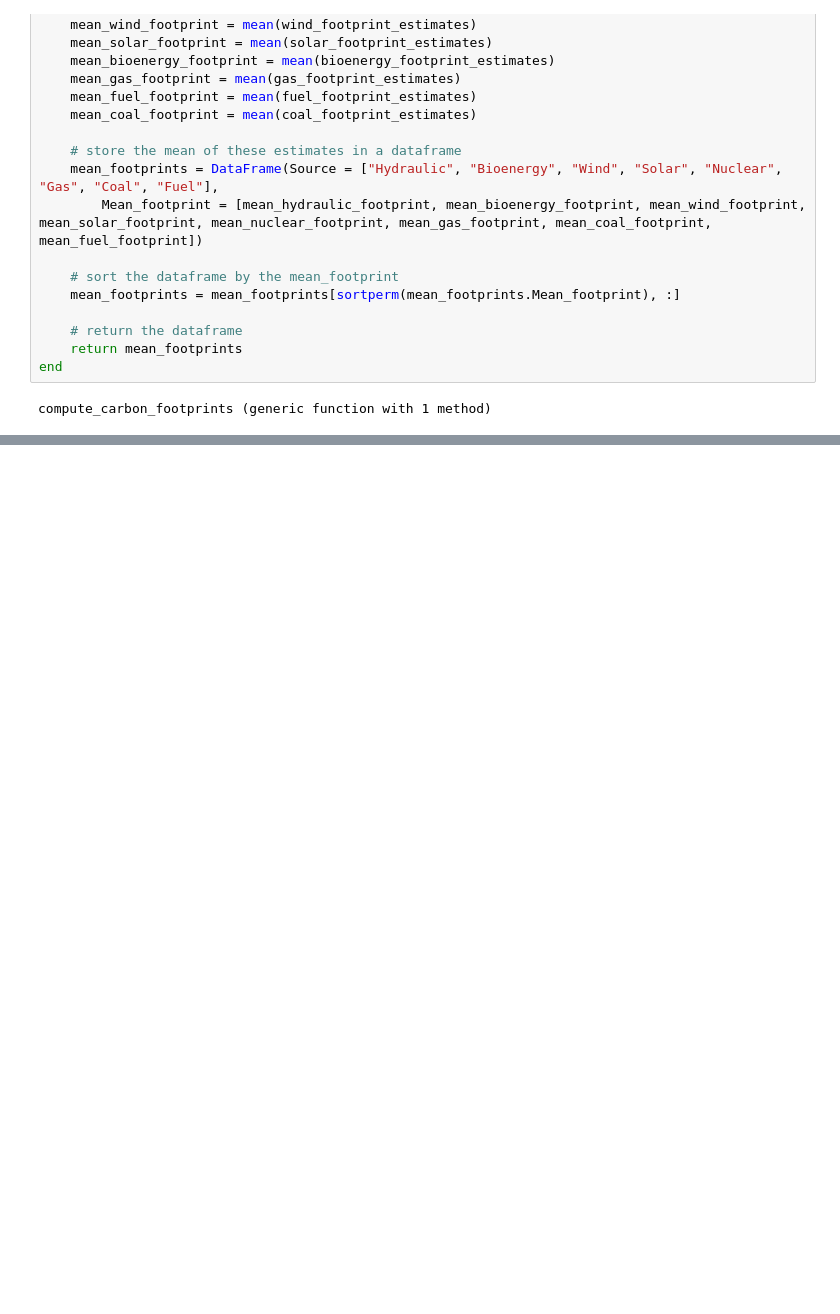
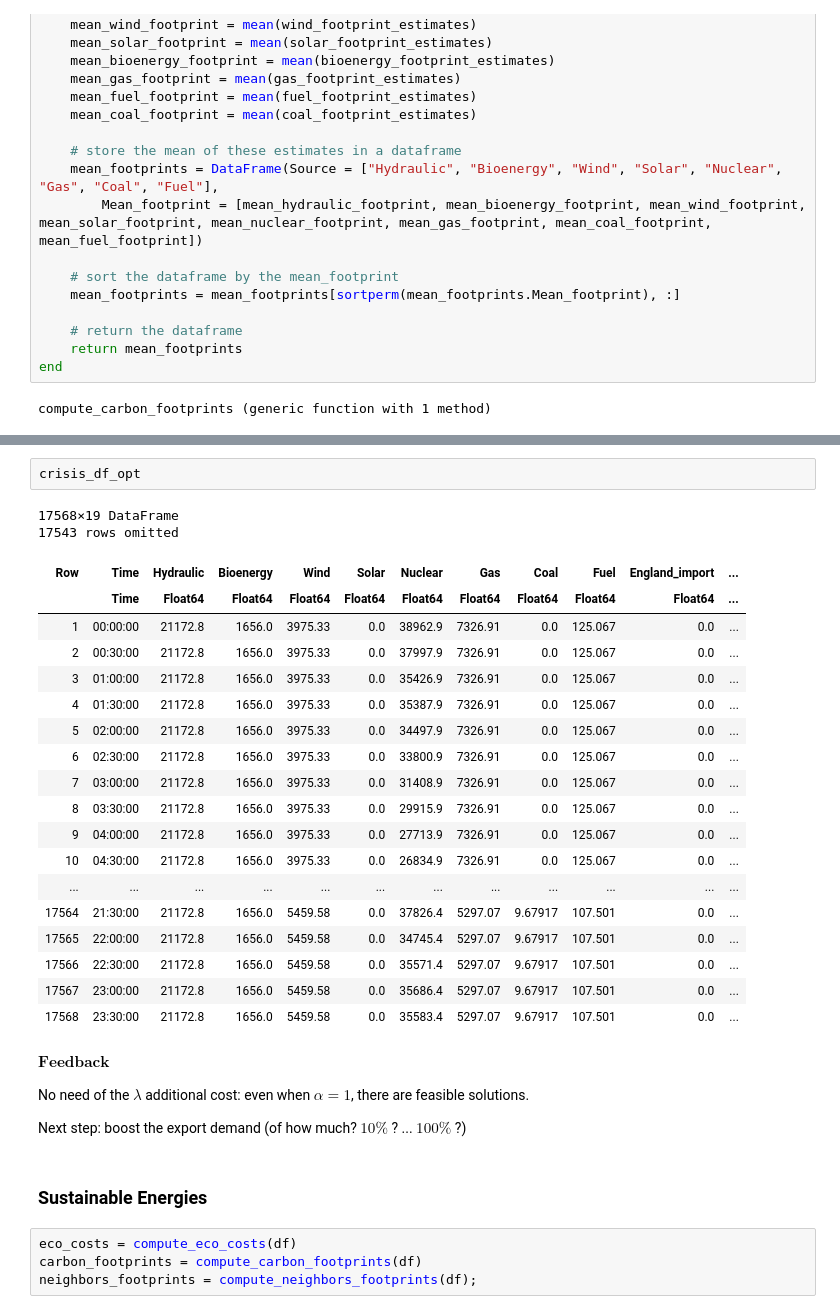
Before and after one commit to OscarCourbit/Energy-Allocation-in-France, a Jupyter notebook: Project_Problem.ipynb, the cells around one changed output, grey strips where cells are left out. Cells and saved outputs as stored; diff of their text form; blank space fills up the shorter version.

```diff
--- a/Project_Problem.ipynb
+++ b/Project_Problem.ipynb
@@ -413,0 +693,35 @@ neighbors_carbon_footprints = neighbors_footprints(df) # in Kg/MWh
+# %%
+crisis_df_opt
+# %% [output]
+17568×19 DataFrame
+17543 rows omitted
+| Row | Time | Hydraulic | Bioenergy | Wind | Solar | Nuclear | Gas | Coal | Fuel | England_import | ... |
+|  | Time | Float64 | Float64 | Float64 | Float64 | Float64 | Float64 | Float64 | Float64 | Float64 | ... |
+| 1 | 00:00:00 | 21172.8 | 1656.0 | 3975.33 | 0.0 | 38962.9 | 7326.91 | 0.0 | 125.067 | 0.0 | ... |
+| 2 | 00:30:00 | 21172.8 | 1656.0 | 3975.33 | 0.0 | 37997.9 | 7326.91 | 0.0 | 125.067 | 0.0 | ... |
+| 3 | 01:00:00 | 21172.8 | 1656.0 | 3975.33 | 0.0 | 35426.9 | 7326.91 | 0.0 | 125.067 | 0.0 | ... |
+| 4 | 01:30:00 | 21172.8 | 1656.0 | 3975.33 | 0.0 | 35387.9 | 7326.91 | 0.0 | 125.067 | 0.0 | ... |
+| 5 | 02:00:00 | 21172.8 | 1656.0 | 3975.33 | 0.0 | 34497.9 | 7326.91 | 0.0 | 125.067 | 0.0 | ... |
+| 6 | 02:30:00 | 21172.8 | 1656.0 | 3975.33 | 0.0 | 33800.9 | 7326.91 | 0.0 | 125.067 | 0.0 | ... |
+| 7 | 03:00:00 | 21172.8 | 1656.0 | 3975.33 | 0.0 | 31408.9 | 7326.91 | 0.0 | 125.067 | 0.0 | ... |
+| 8 | 03:30:00 | 21172.8 | 1656.0 | 3975.33 | 0.0 | 29915.9 | 7326.91 | 0.0 | 125.067 | 0.0 | ... |
+| 9 | 04:00:00 | 21172.8 | 1656.0 | 3975.33 | 0.0 | 27713.9 | 7326.91 | 0.0 | 125.067 | 0.0 | ... |
+| 10 | 04:30:00 | 21172.8 | 1656.0 | 3975.33 | 0.0 | 26834.9 | 7326.91 | 0.0 | 125.067 | 0.0 | ... |
+| ... | ... | ... | ... | ... | ... | ... | ... | ... | ... | ... | ... |
+| 17564 | 21:30:00 | 21172.8 | 1656.0 | 5459.58 | 0.0 | 37826.4 | 5297.07 | 9.67917 | 107.501 | 0.0 | ... |
+| 17565 | 22:00:00 | 21172.8 | 1656.0 | 5459.58 | 0.0 | 34745.4 | 5297.07 | 9.67917 | 107.501 | 0.0 | ... |
+| 17566 | 22:30:00 | 21172.8 | 1656.0 | 5459.58 | 0.0 | 35571.4 | 5297.07 | 9.67917 | 107.501 | 0.0 | ... |
+| 17567 | 23:00:00 | 21172.8 | 1656.0 | 5459.58 | 0.0 | 35686.4 | 5297.07 | 9.67917 | 107.501 | 0.0 | ... |
+| 17568 | 23:30:00 | 21172.8 | 1656.0 | 5459.58 | 0.0 | 35583.4 | 5297.07 | 9.67917 | 107.501 | 0.0 | ... |
+# %% [markdown]
+$\textbf{Feedback}$
+
+No need of the $\lambda$ additional cost: even when $\alpha = 1$, there are feasible solutions.
+
+Next step: boost the export demand (of how much? $10\%$ ? ... $100\%$ ?)
+# %% [markdown]
+### Sustainable Energies
+# %%
+eco_costs = compute_eco_costs(df)
+carbon_footprints = compute_carbon_footprints(df)
+neighbors_footprints = compute_neighbors_footprints(df);
```
Also changed, not shown: parts of 32 cells of this notebook.
